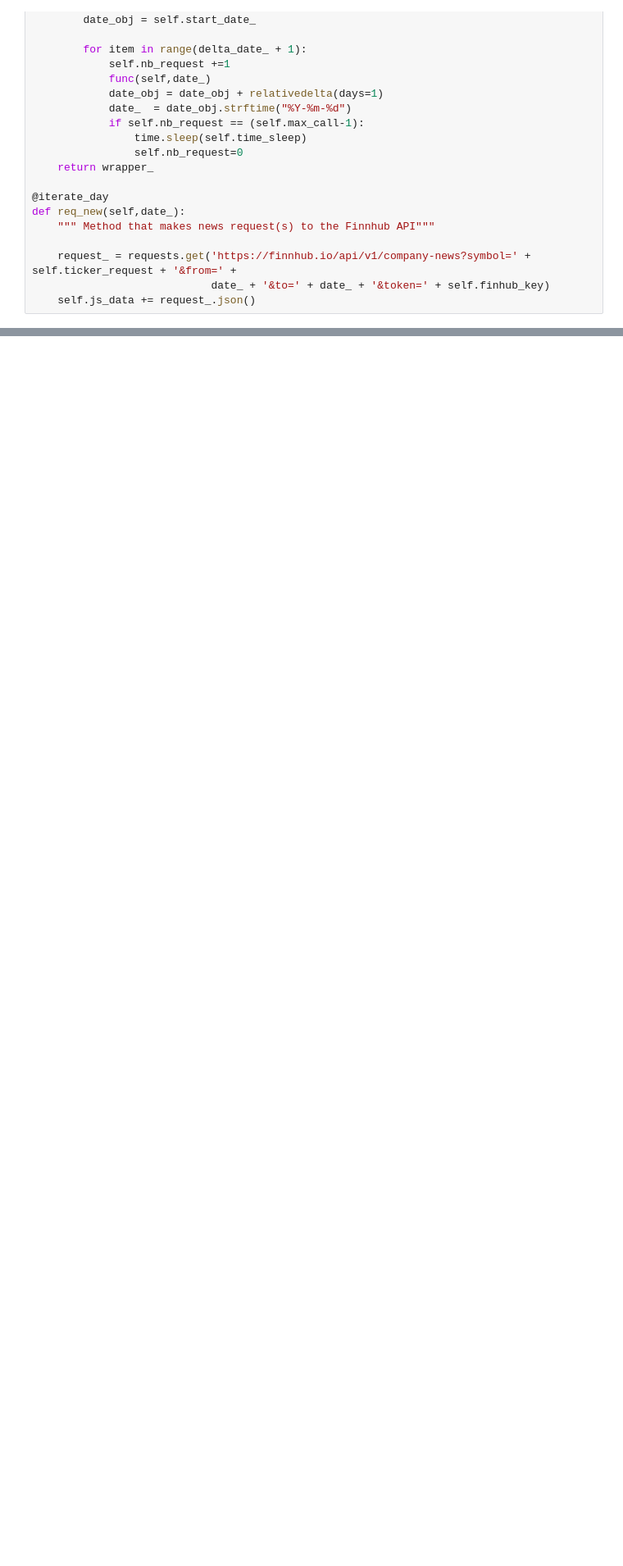
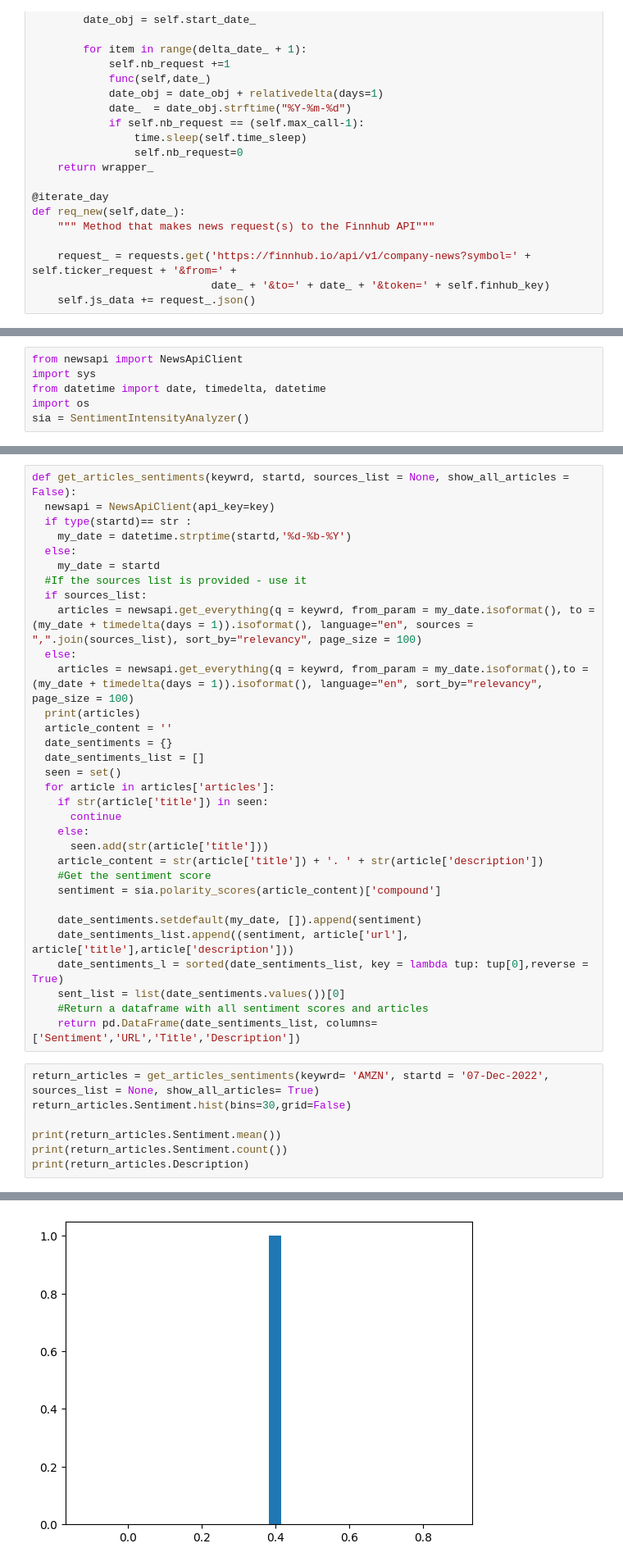
Before and after one commit to ishaanpaul98/Sentiment-Analysis, a Jupyter notebook: Sentiment_Analysis.ipynb, the cells around one changed output, grey strips where cells are left out. Shown: that part at 82% size. Drawn from its saved outputs; the diff is of its cells as text; blank space fills up the shorter version.

```diff
--- a/Sentiment_Analysis.ipynb
+++ b/Sentiment_Analysis.ipynb
@@ -426,0 +441,6 @@ def req_new(self,date_):
+# %%
+from newsapi import NewsApiClient
+import sys
+from datetime import date, timedelta, datetime
+import os
+sia = SentimentIntensityAnalyzer()
@@ -426,0 +503,40 @@ def req_new(self,date_):
+# %%
+def get_articles_sentiments(keywrd, startd, sources_list = None, show_all_articles = False):
+  newsapi = NewsApiClient(api_key=key)
+  if type(startd)== str :
+    my_date = datetime.strptime(startd,'%d-%b-%Y')
+  else:
+    my_date = startd
+  #If the sources list is provided - use it
+  if sources_list:
+    articles = newsapi.get_everything(q = keywrd, from_param = my_date.isoformat(), to = (my_date + timedelta(days = 1)).isoformat(), language="en", sources = ",".join(sources_list), sort_by="relevancy", page_size = 100)
+  else:
+    articles = newsapi.get_everything(q = keywrd, from_param = my_date.isoformat(),to = (my_date + timedelta(days = 1)).isoformat(), language="en", sort_by="relevancy", page_size = 100)
+  print(articles)
+  article_content = ''
+  date_sentiments = {}
+  date_sentiments_list = []
+  seen = set()
+  for article in articles['articles']:
+    if str(article['title']) in seen:
+      continue
+    else:
+      seen.add(str(article['title']))
+    article_content = str(article['title']) + '. ' + str(article['description'])
+    #Get the sentiment score
+    sentiment = sia.polarity_scores(article_content)['compound']
+
+    date_sentiments.setdefault(my_date, []).append(sentiment)
+    date_sentiments_list.append((sentiment, article['url'], article['title'],article['description']))
+    date_sentiments_l = sorted(date_sentiments_list, key = lambda tup: tup[0],reverse = True)
+    sent_list = list(date_sentiments.values())[0]
+    #Return a dataframe with all sentiment scores and articles
+    return pd.DataFrame(date_sentiments_list, columns=['Sentiment','URL','Title','Description'])
+# %%
+return_articles = get_articles_sentiments(keywrd= 'AMZN', startd = '07-Dec-2022', sources_list = None, show_all_articles= True)
+return_articles.Sentiment.hist(bins=30,grid=False)
+
+print(return_articles.Sentiment.mean())
+print(return_articles.Sentiment.count())
+print(return_articles.Description)
+# %% [output]
@@ -426,0 +547 @@ def req_new(self,date_):
+[figure, added]
```
Also changed, not shown: parts of 23 cells of this notebook, 2 other files.
